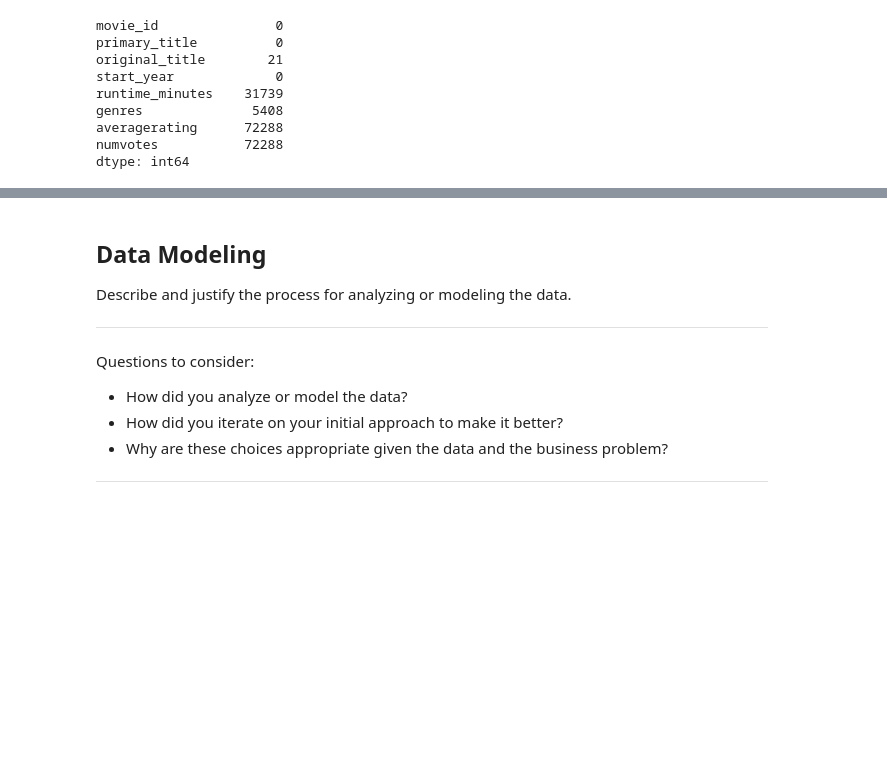
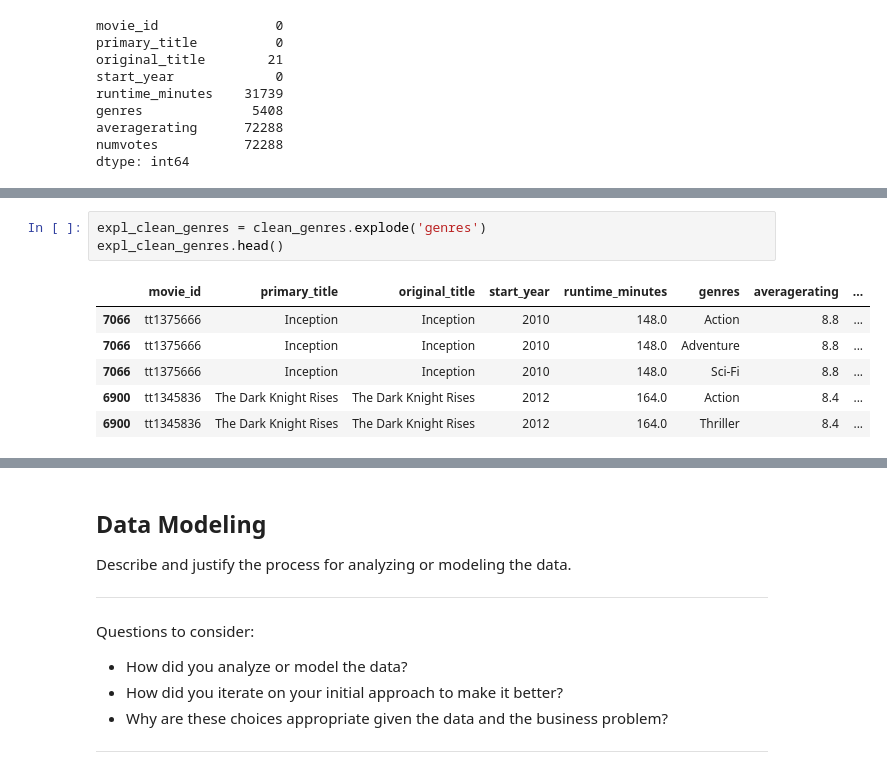
Before and after one commit to ndutakanyora/Movie-Industry-Research, a Jupyter notebook: dsc-phase1-project-template.ipynb, the cells around one changed output, grey strips where cells are left out. Drawn from its saved outputs; the diff is of its cells as text; blank space fills up the shorter version.

```diff
--- a/dsc-phase1-project-template.ipynb
+++ b/dsc-phase1-project-template.ipynb
@@ -174,0 +270,10 @@ movies_ratings.dropna(subset=['numvotes'], inplace=True)
+# %%
+expl_clean_genres = clean_genres.explode('genres')
+expl_clean_genres.head()
+# %% [output]
+|  | movie_id | primary_title | original_title | start_year | runtime_minutes | genres | averagerating | ... |
+| 7066 | tt1375666 | Inception | Inception | 2010 | 148.0 | Action | 8.8 | ... |
+| 7066 | tt1375666 | Inception | Inception | 2010 | 148.0 | Adventure | 8.8 | ... |
+| 7066 | tt1375666 | Inception | Inception | 2010 | 148.0 | Sci-Fi | 8.8 | ... |
+| 6900 | tt1345836 | The Dark Knight Rises | The Dark Knight Rises | 2012 | 164.0 | Action | 8.4 | ... |
+| 6900 | tt1345836 | The Dark Knight Rises | The Dark Knight Rises | 2012 | 164.0 | Thriller | 8.4 | ... |
```
Also changed, not shown: parts of 16 cells of this notebook.
